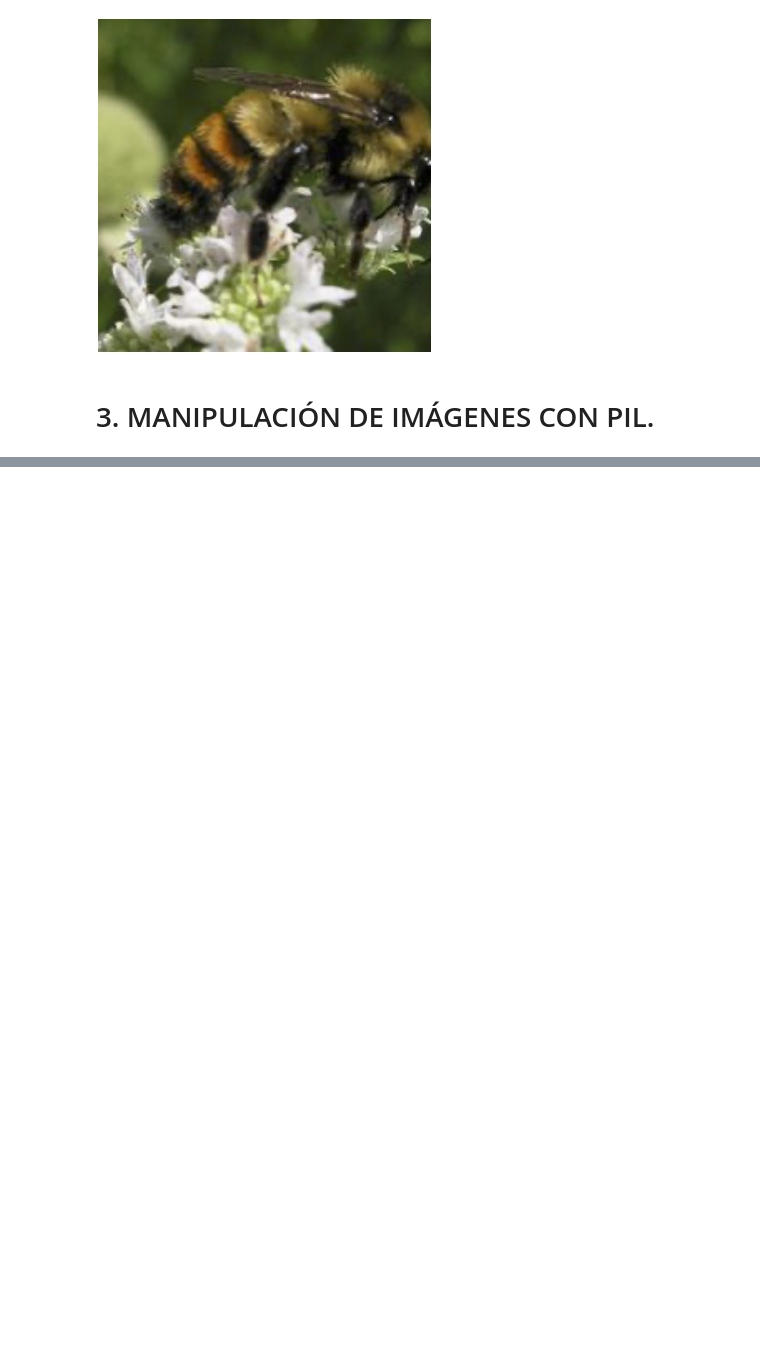
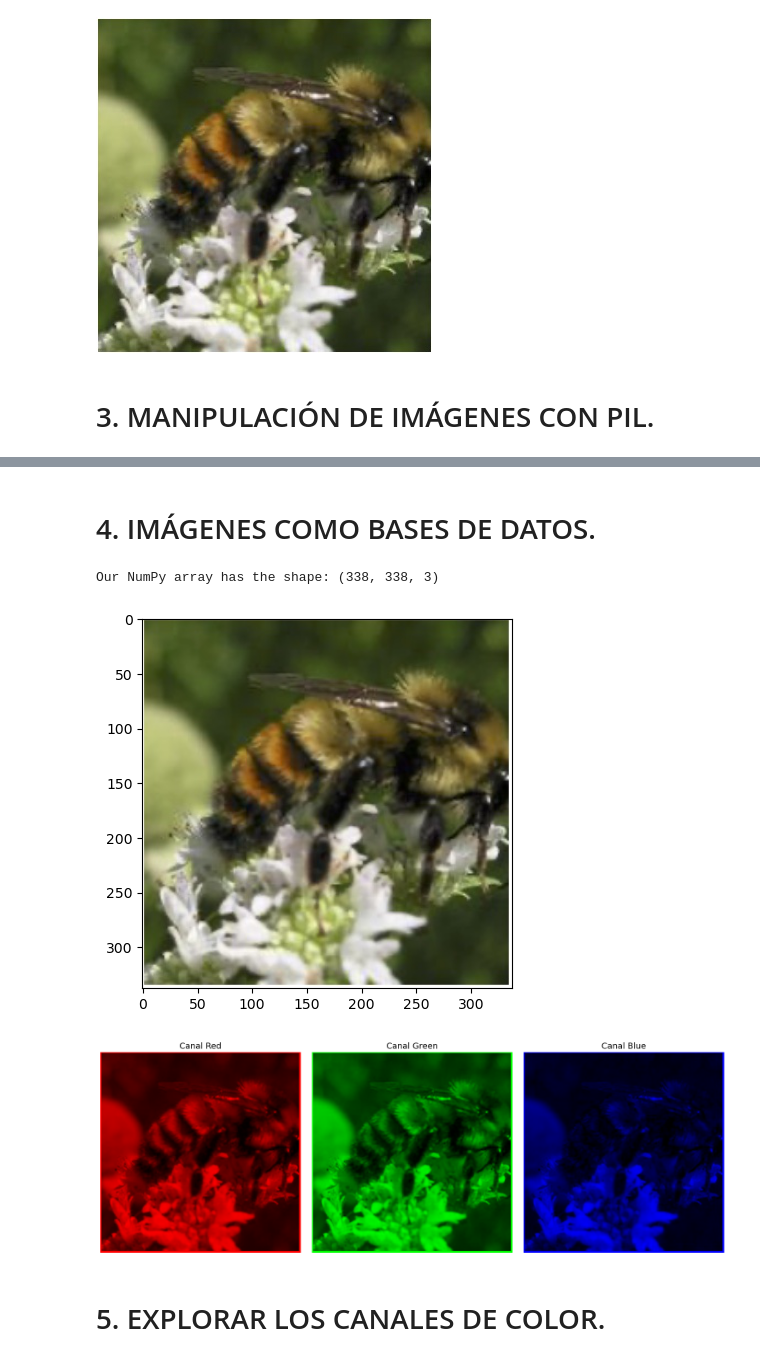
Before and after one commit to alexcavadora/school-portfolio-lidia, a Jupyter notebook: DataAnalysis/midterm2/midterm2-proyect2-part1.ipynb, the cells around one changed output, grey strips where cells are left out. Drawn from its saved outputs; the diff is of its cells as text; code cells hidden in the pictures; blank space fills up the shorter version.

```diff
--- a/DataAnalysis/midterm2/midterm2-proyect2-part1.ipynb
+++ b/DataAnalysis/midterm2/midterm2-proyect2-part1.ipynb
@@ -52,2 +49,36 @@ display(img_flipped)
 [figure]
 [figure]
+# %% [markdown]
+# 4. IMÁGENES COMO BASES DE DATOS.
+# %%
+img_data = np.array(img)
+
+print(f"Our NumPy array has the shape: {img_data.shape}")
+
+
+plt.imshow(img_data)
+plt.show()
+
+def normalize_channel(channel):
+    channel = channel.astype(float)
+    return (channel - channel.min()) / (channel.max() - channel.min())
+
+fig, axs = plt.subplots(1, 3, figsize=(15, 5))
+
+for ix, color in enumerate(['red', 'green', 'blue']):
+    channel_img = np.zeros_like(img_data, dtype=float)
+    norm_channel = normalize_channel(img_data[:, :, ix])
+    channel_img[:, :, ix] = norm_channel
+
+    axs[ix].imshow(channel_img)
+    axs[ix].set_title(f'Canal {color.capitalize()}', fontsize=14)
+    axs[ix].axis('off')
+
+plt.tight_layout()
+plt.show()
+# %% [output]
+Our NumPy array has the shape: (338, 338, 3)
+[figure, added]
+[figure, added]
+# %% [markdown]
+# 5. EXPLORAR LOS CANALES DE COLOR.
```
Also changed, not shown: parts of 13 cells of this notebook, 33 other files.
